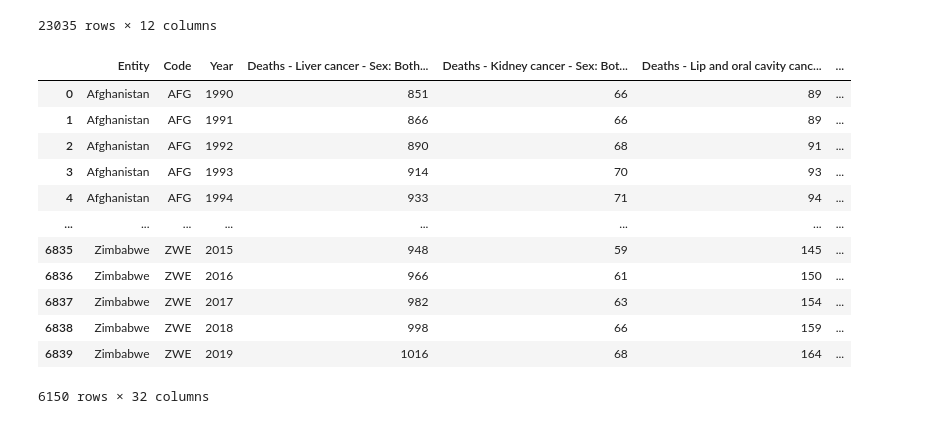
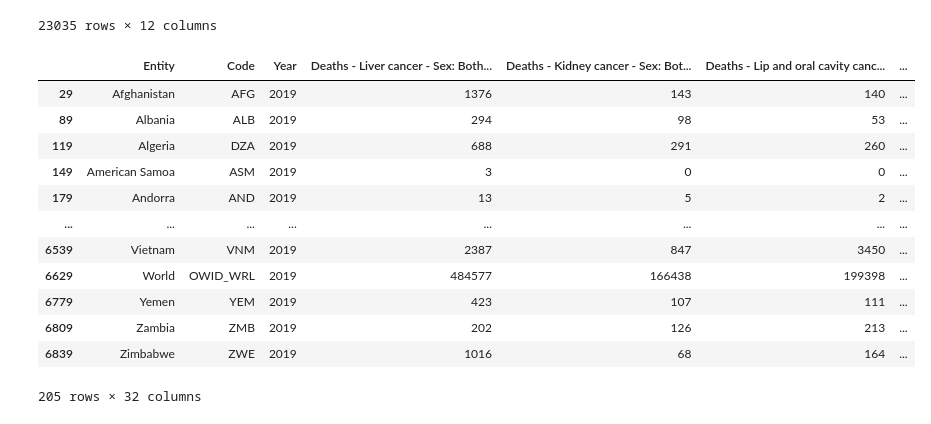
Before and after one commit to AclifftDepaul/Project1Repository, a Jupyter notebook: Untitled Folder/Polllution and cancer.ipynb, the cells around one changed output. Drawn from its saved outputs; the diff is of its cells as text; code cells hidden in the pictures.

```diff
--- a/Untitled Folder/Polllution and cancer.ipynb
+++ b/Untitled Folder/Polllution and cancer.ipynb
@@ -31,18 +31,19 @@ PollutionFullDF
 | 23462 | Malaysia | Marang | 70 | Moderate | 1 | Good | 38 | ... |
 23035 rows × 12 columns
 # %%
-CancerAreaDF
+YearCancerAreaDF = CancerAreaDF.loc[(CancerAreaDF["Year"] == 2019)]
+YearCancerAreaDF
 # %% [output]
 |  | Entity | Code | Year | Deaths - Liver cancer - Sex: Both... | Deaths - Kidney cancer - Sex: Bot... | Deaths - Lip and oral cavity canc... | ... |
-| 0 | Afghanistan | AFG | 1990 | 851 | 66 | 89 | ... |
-| 1 | Afghanistan | AFG | 1991 | 866 | 66 | 89 | ... |
-| 2 | Afghanistan | AFG | 1992 | 890 | 68 | 91 | ... |
-| 3 | Afghanistan | AFG | 1993 | 914 | 70 | 93 | ... |
-| 4 | Afghanistan | AFG | 1994 | 933 | 71 | 94 | ... |
+| 29 | Afghanistan | AFG | 2019 | 1376 | 143 | 140 | ... |
+| 89 | Albania | ALB | 2019 | 294 | 98 | 53 | ... |
+| 119 | Algeria | DZA | 2019 | 688 | 291 | 260 | ... |
+| 149 | American Samoa | ASM | 2019 | 3 | 0 | 0 | ... |
+| 179 | Andorra | AND | 2019 | 13 | 5 | 2 | ... |
 | ... | ... | ... | ... | ... | ... | ... | ... |
-| 6835 | Zimbabwe | ZWE | 2015 | 948 | 59 | 145 | ... |
-| 6836 | Zimbabwe | ZWE | 2016 | 966 | 61 | 150 | ... |
-| 6837 | Zimbabwe | ZWE | 2017 | 982 | 63 | 154 | ... |
-| 6838 | Zimbabwe | ZWE | 2018 | 998 | 66 | 159 | ... |
+| 6539 | Vietnam | VNM | 2019 | 2387 | 847 | 3450 | ... |
+| 6629 | World | OWID_WRL | 2019 | 484577 | 166438 | 199398 | ... |
+| 6779 | Yemen | YEM | 2019 | 423 | 107 | 111 | ... |
+| 6809 | Zambia | ZMB | 2019 | 202 | 126 | 213 | ... |
 | 6839 | Zimbabwe | ZWE | 2019 | 1016 | 68 | 164 | ... |
-6150 rows × 32 columns
+205 rows × 32 columns
```
Also changed, not shown: 1 other file.
